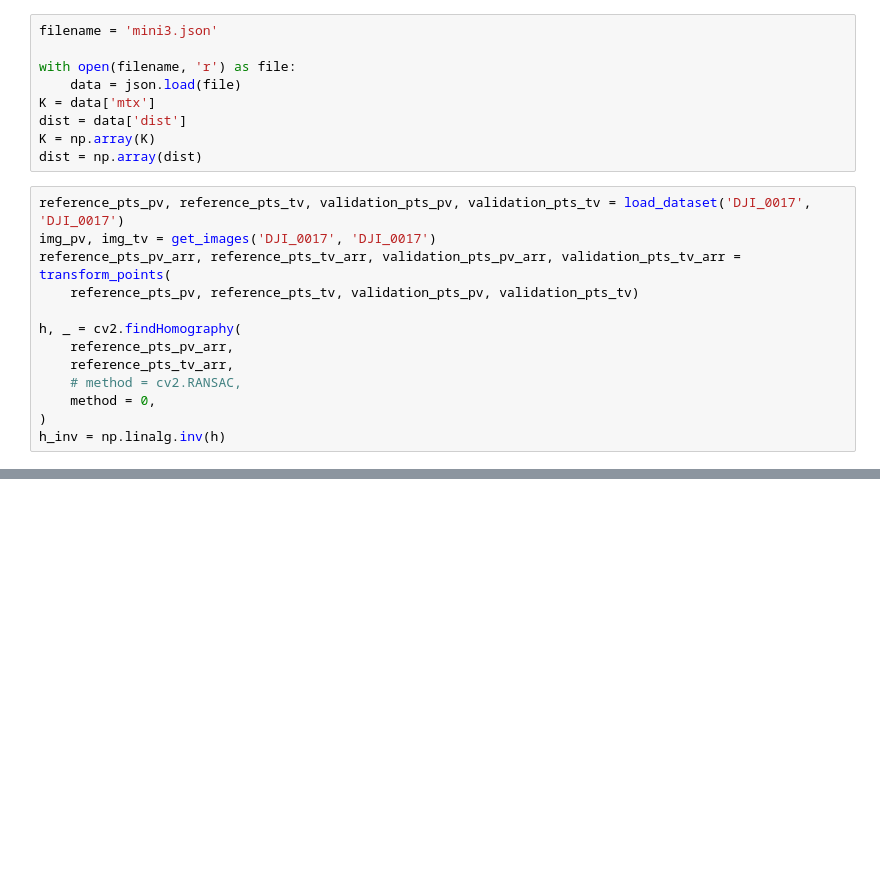
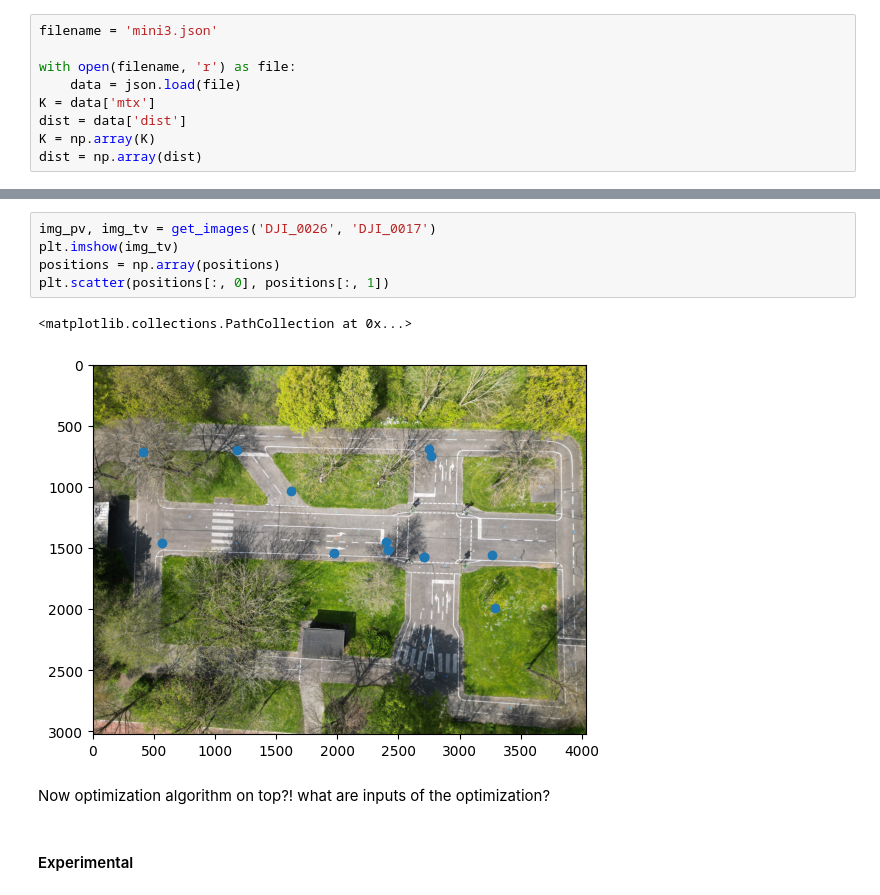
Before and after one commit to Sntz91/calibration-code, a Jupyter notebook: decomposition2.ipynb, the cells around one changed output, grey strips where cells are left out. Cells and saved outputs as stored; diff of their text form; blank space fills up the shorter version.

```diff
--- a/decomposition2.ipynb
+++ b/decomposition2.ipynb
@@ -21,17 +21,4 @@ K = data['mtx']
 dist = data['dist']
 K = np.array(K)
 dist = np.array(dist)
-# %%
-reference_pts_pv, reference_pts_tv, validation_pts_pv, validation_pts_tv = load_dataset('DJI_0017', 'DJI_0017')
-img_pv, img_tv = get_images('DJI_0017', 'DJI_0017')
-reference_pts_pv_arr, reference_pts_tv_arr, validation_pts_pv_arr, validation_pts_tv_arr = transform_points(
-    reference_pts_pv, reference_pts_tv, validation_pts_pv, validation_pts_tv)
-
-h, _ = cv2.findHomography(
-    reference_pts_pv_arr,
-    reference_pts_tv_arr,
-    # method = cv2.RANSAC,
-    method = 0,
-)
-h_inv = np.linalg.inv(h)
 # %%
@@ -55,0 +88,12 @@ T0 = -T
+# %%
+img_pv, img_tv = get_images('DJI_0026', 'DJI_0017')
+plt.imshow(img_tv)
+positions = np.array(positions)
+plt.scatter(positions[:, 0], positions[:, 1])
+# %% [output]
+<matplotlib.collections.PathCollection at 0x...>
+[figure, added]
+# %% [markdown]
+Now optimization algorithm on top?! what are inputs of the optimization?
+# %% [markdown]
+#### Experimental
```
Also changed, not shown: parts of 16 cells of this notebook.
